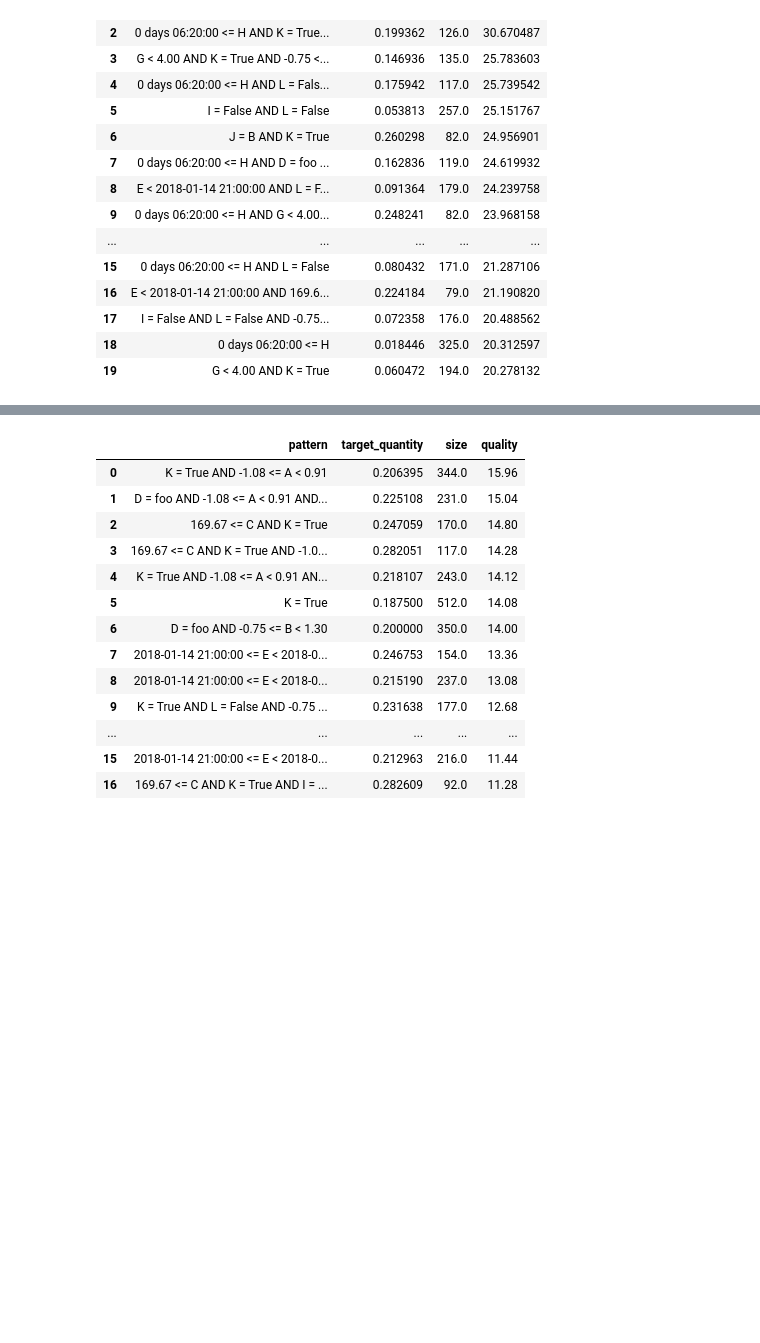
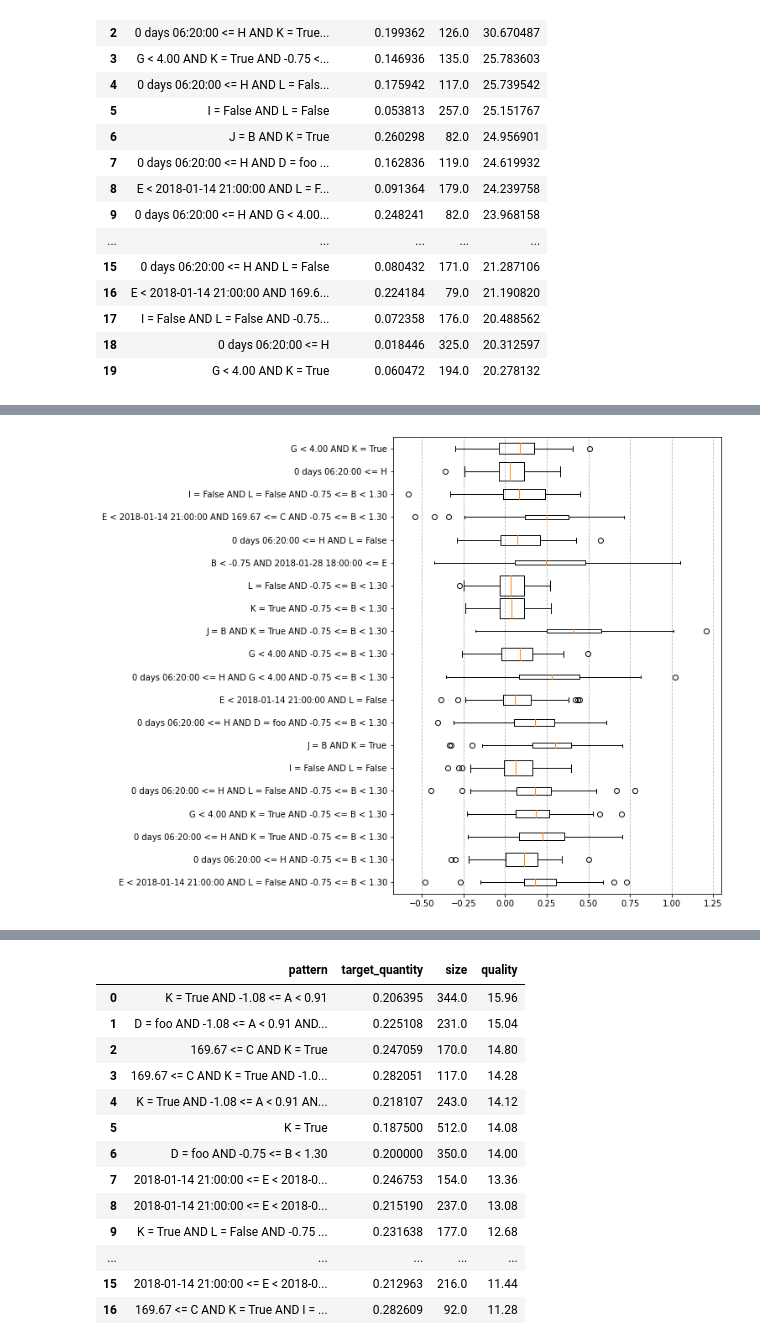
Before and after one commit to cslab-hub/sd4py, a Jupyter notebook: Extra functions development.ipynb, the cells around one changed output, grey strips where cells are left out. Cells and saved outputs as stored; diff of their text form; code cells hidden in the pictures; blank space fills up the shorter version.

Commit message:
Added some extra visualisations

```diff
--- a/Extra functions development.ipynb
+++ b/Extra functions development.ipynb
@@ -200,3 +206,27 @@ subgroups.to_df().merge(confidence_intervals(subgroups, df2, "A", number_simulat
 | 17 | I = False AND K = True | 0.201521 | 263.0 | 10.92 | 0.219069 | 0.303453 | -0.212964 | ... |
 | 18 | K = True AND L = False AND -1.08 ... | 0.219780 | 182.0 | 10.88 | 0.144144 | 0.231231 | -0.256543 | ... |
 | 19 | 2018-01-14 21:00:00 <= E < 2018-0... | 0.254386 | 114.0 | 10.76 | 0.081081 | 0.159159 | -0.270996 | ... |
+# %%
+def share_and_average(sample, subgroup_sample, target):
+
+    subgroup_sample = subgroup_sample.loc[:,target]
+    sample = sample.loc[:,target]
+
+    population_share = subgroup_sample.count() / sample.count()
+    average = subgroup_sample.mean()
+
+    return population_share, average
+
+results_dict = monte_carlo(subgroups, df2, "A", share_and_average)
+# %%
+averages = np.stack([np.array(x)[:,1] for x in results_dict.values()])
+# %%
+widths = [np.array(x)[:,0].mean() for x in results_dict.values()]
+widths = 0.9 * np.array(widths) / np.max(widths)
+# %%
+plt.boxplot(averages.T, vert=False, widths=widths, labels=results_dict.keys())
+plt.gca().xaxis.grid(True, linestyle='--')
+plt.gcf().set_size_inches(7,10)
+plt.show()
+# %% [output]
+[figure, added]
```
Also changed, not shown: parts of 8 cells of this notebook.
